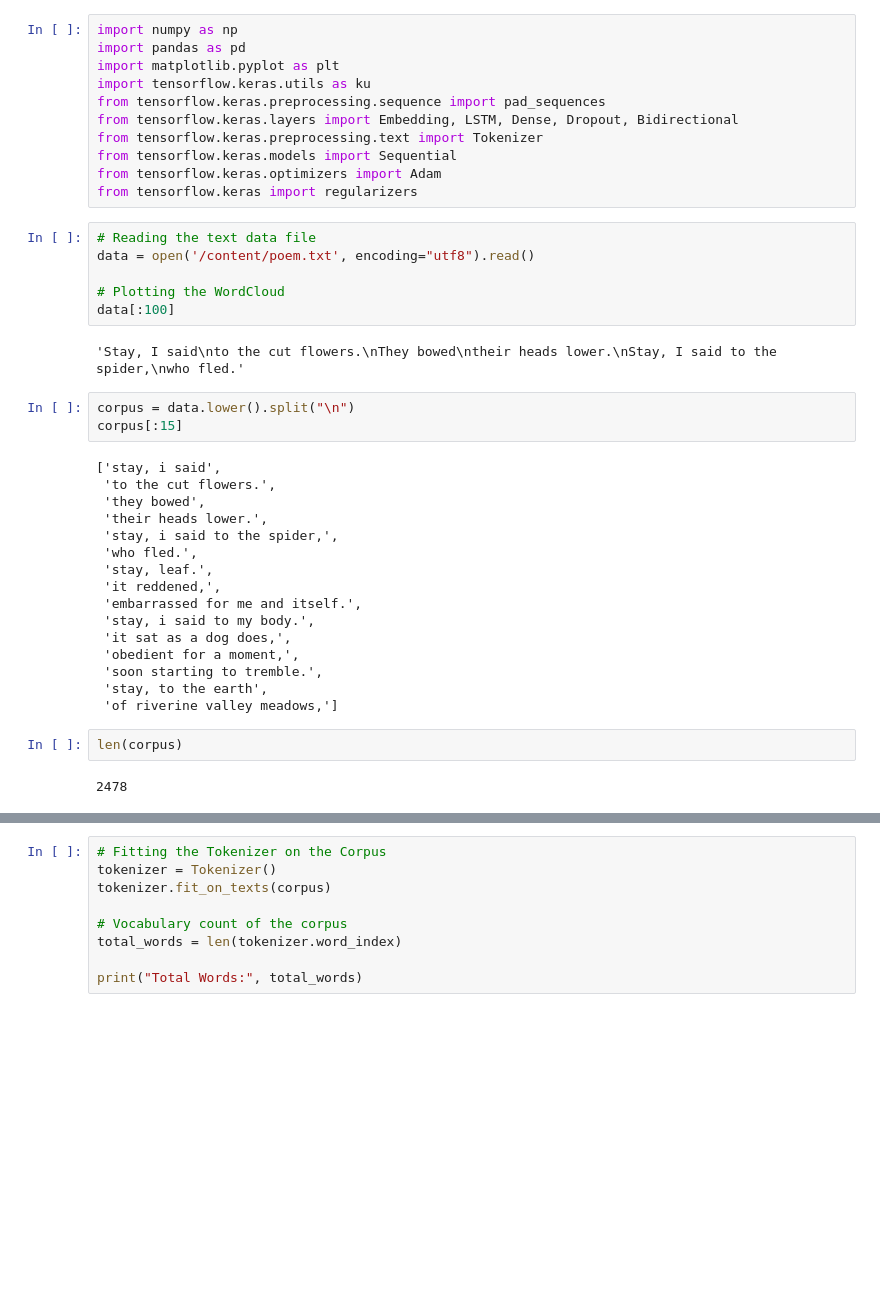
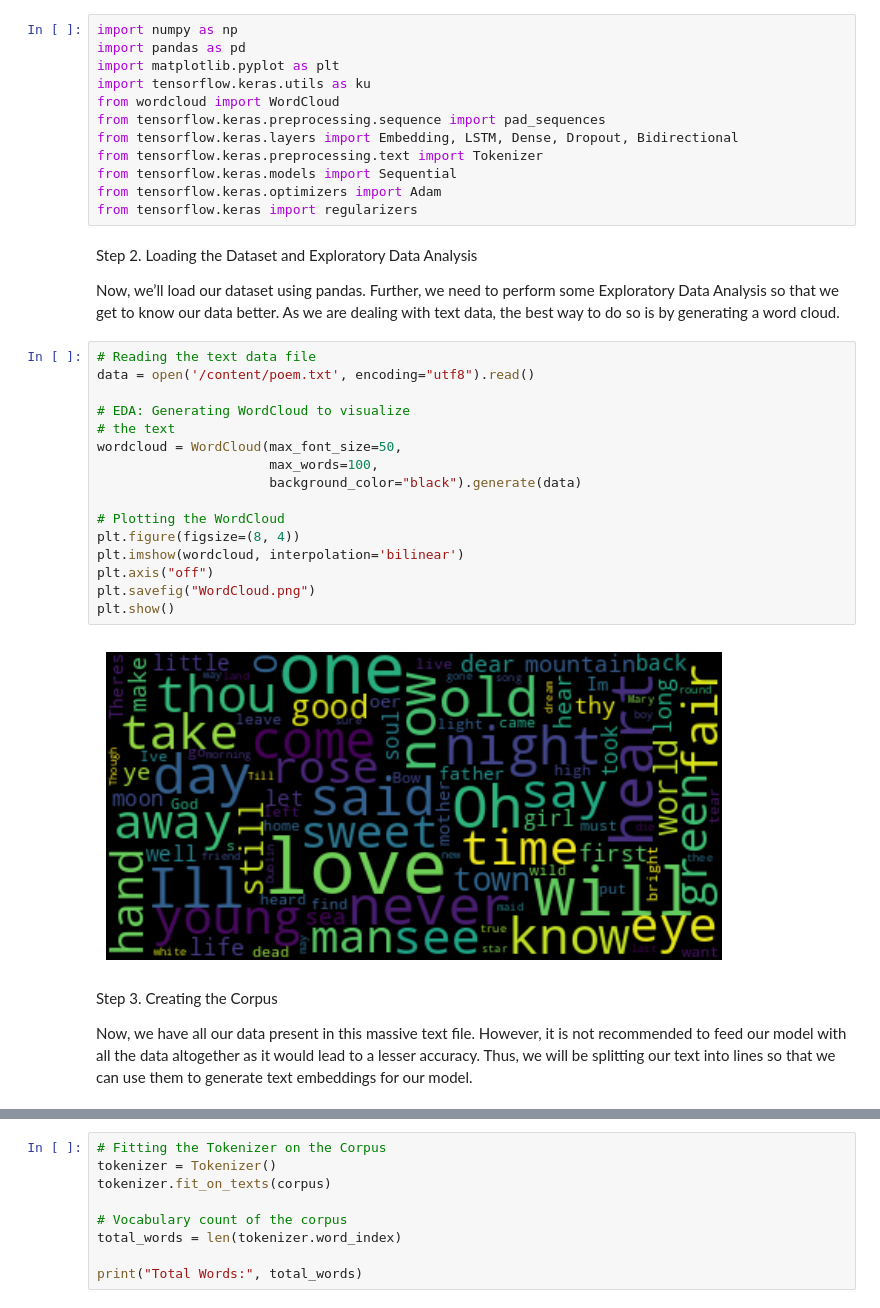
Before and after one commit to samsomsabu/NATURAL-LANGUAGE-PROCESSING, a Jupyter notebook: 2348549_LAB9poem_generator.ipynb, the cells around one changed output, grey strips where cells are left out. Saved outputs shown, nothing was run; the diff lists cells and outputs as text; blank space fills up the shorter version.

```diff
--- a/2348549_LAB9poem_generator.ipynb
+++ b/2348549_LAB9poem_generator.ipynb
@@ -5,40 +15,36 @@ import numpy as np
 import pandas as pd
 import matplotlib.pyplot as plt
 import tensorflow.keras.utils as ku
+from wordcloud import WordCloud
 from tensorflow.keras.preprocessing.sequence import pad_sequences
 from tensorflow.keras.layers import Embedding, LSTM, Dense, Dropout, Bidirectional
 from tensorflow.keras.preprocessing.text import Tokenizer
 from tensorflow.keras.models import Sequential
 from tensorflow.keras.optimizers import Adam
 from tensorflow.keras import regularizers
+# %% [markdown]
+Step 2. Loading the Dataset and Exploratory Data Analysis
+
+Now, we’ll load our dataset using pandas. Further, we need to perform some Exploratory Data Analysis so that we get to know our data better. As we are dealing with text data, the best way to do so is by generating a word cloud.
 # %%
 # Reading the text data file
 data = open('/content/poem.txt', encoding="utf8").read()
 
+# EDA: Generating WordCloud to visualize
+# the text
+wordcloud = WordCloud(max_font_size=50,
+                      max_words=100,
+                      background_color="black").generate(data)
+
 # Plotting the WordCloud
-data[:100]
+plt.figure(figsize=(8, 4))
+plt.imshow(wordcloud, interpolation='bilinear')
+plt.axis("off")
+plt.savefig("WordCloud.png")
+plt.show()
 # %% [output]
-'Stay, I said\nto the cut flowers.\nThey bowed\ntheir heads lower.\nStay, I said to the spider,\nwho fled.'
+[figure, added]
-# %%
-corpus = data.lower().split("\n")
-corpus[:15]
-# %% [output]
-['stay, i said',
- 'to the cut flowers.',
- 'they bowed',
- 'their heads lower.',
- 'stay, i said to the spider,',
- 'who fled.',
- 'stay, leaf.',
- 'it reddened,',
- 'embarrassed for me and itself.',
- 'stay, i said to my body.',
- 'it sat as a dog does,',
- 'obedient for a moment,',
- 'soon starting to tremble.',
- 'stay, to the earth',
- 'of riverine valley meadows,']
-# %%
-len(corpus)
-# %% [output]
-2478
+# %% [markdown]
+Step 3. Creating the Corpus
+
+Now, we have all our data present in this massive text file. However, it is not recommended to feed our model with all the data altogether as it would lead to a lesser accuracy. Thus, we will be splitting our text into lines so that we can use them to generate text embeddings for our model.
```
Also changed, not shown: parts of 16 cells of this notebook.
